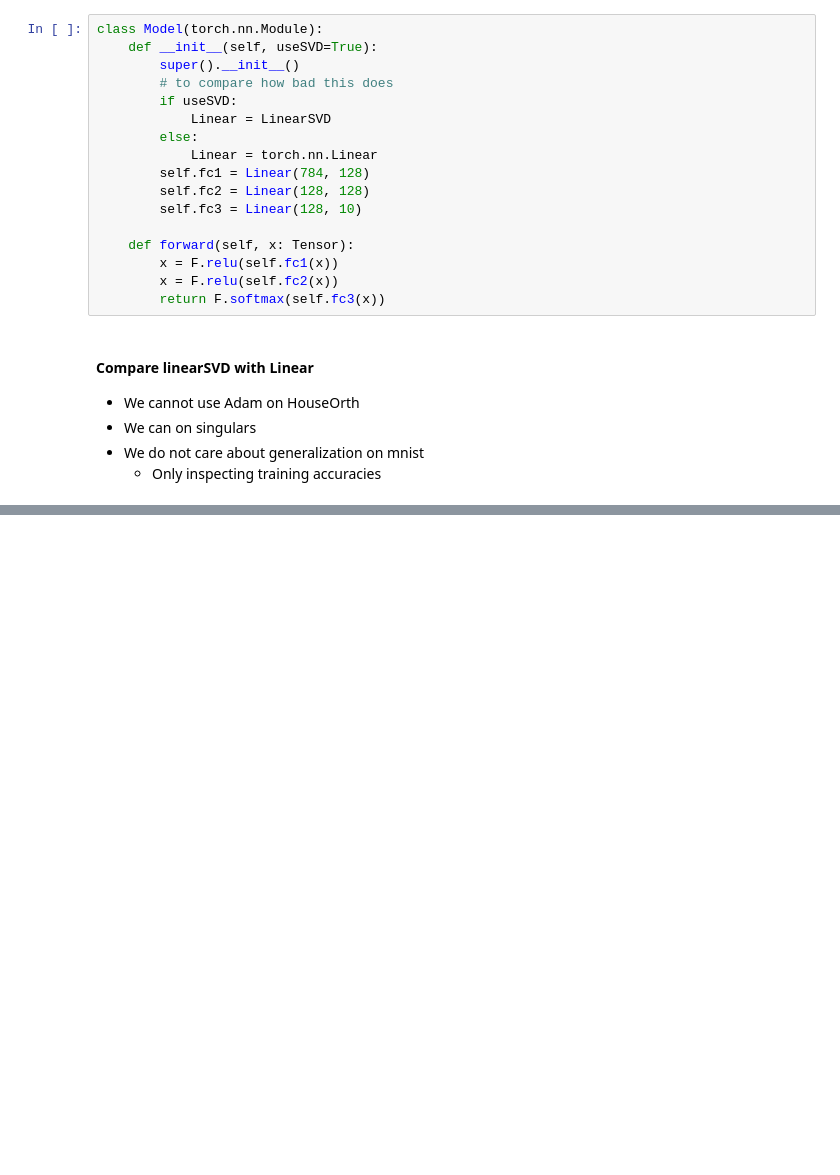
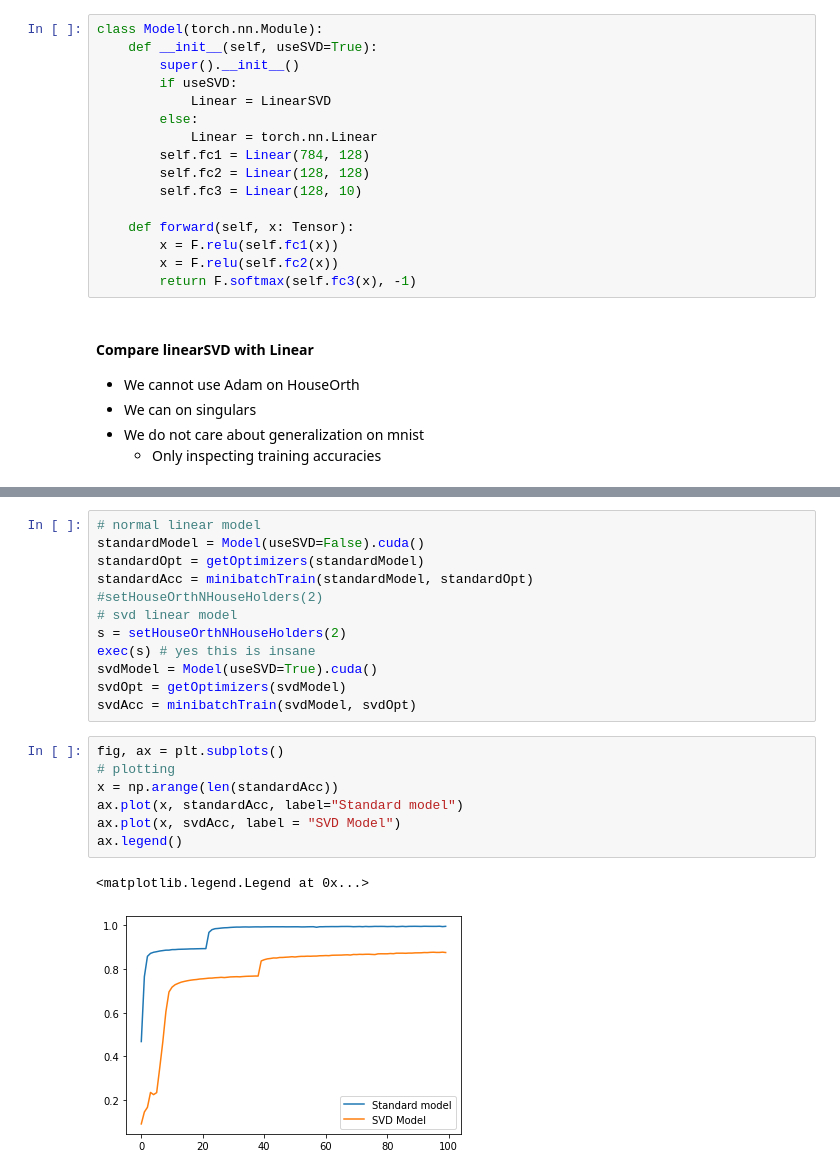
Before and after one commit to lovely439/CMSC320-Final-Project, a Jupyter notebook: index.ipynb, the cells around one changed output, grey strips where cells are left out. Saved outputs shown, nothing was run; the diff lists cells and outputs as text; blank space fills up the shorter version.

```diff
--- a/index.ipynb
+++ b/index.ipynb
@@ -486,7 +521,6 @@ y_test = torch.tensor(y_test).cuda()
 class Model(torch.nn.Module):
     def __init__(self, useSVD=True):
         super().__init__()
-        # to compare how bad this does
         if useSVD:
             Linear = LinearSVD
         else:
@@ -498,7 +532,7 @@ class Model(torch.nn.Module):
     def forward(self, x: Tensor):
         x = F.relu(self.fc1(x))
         x = F.relu(self.fc2(x))
-        return F.softmax(self.fc3(x))
+        return F.softmax(self.fc3(x), -1)
 # %% [markdown]
 #### Compare linearSVD with Linear
 * We cannot use Adam on HouseOrth
@@ -571,0 +599,22 @@ plt.plot(list(range(len(standardAcc))), standardAcc)
+# %%
+# normal linear model
+standardModel = Model(useSVD=False).cuda()
+standardOpt = getOptimizers(standardModel)
+standardAcc = minibatchTrain(standardModel, standardOpt)
+#setHouseOrthNHouseHolders(2)
+# svd linear model
+s = setHouseOrthNHouseHolders(2)
+exec(s) # yes this is insane
+svdModel = Model(useSVD=True).cuda()
+svdOpt = getOptimizers(svdModel)
+svdAcc = minibatchTrain(svdModel, svdOpt)
+# %%
+fig, ax = plt.subplots()
+# plotting
+x = np.arange(len(standardAcc))
+ax.plot(x, standardAcc, label="Standard model")
+ax.plot(x, svdAcc, label = "SVD Model")
+ax.legend()
+# %% [output]
+<matplotlib.legend.Legend at 0x...>
+[figure, added]
```
Also changed, not shown: parts of 11 cells of this notebook.
